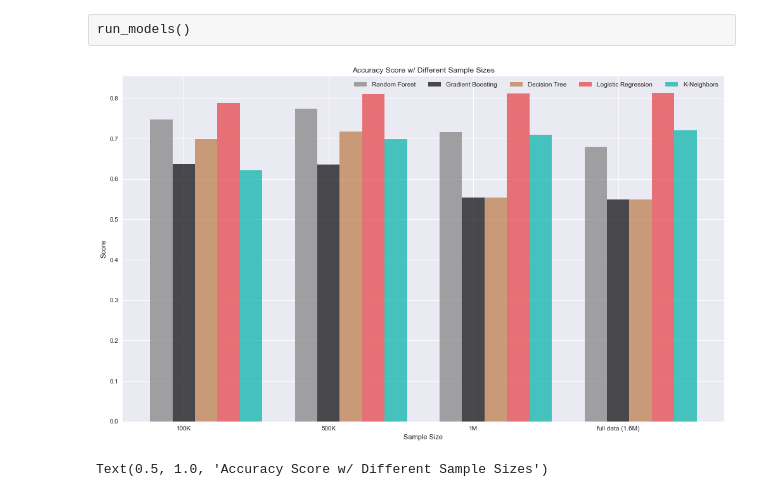
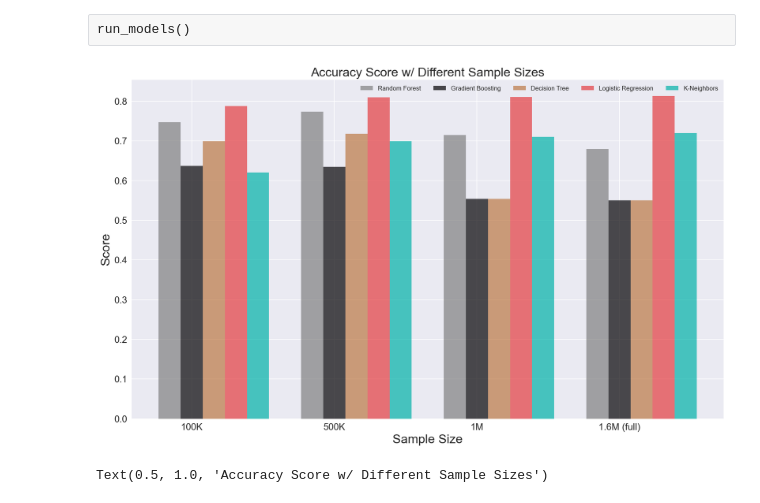
Before and after one commit to hurshkarkhanis/twitter-project, a Jupyter notebook: notebooks/classification_models.ipynb, the cells around one changed output. Cells and saved outputs as stored; diff of their text form; code cells hidden in the pictures.

Commit message:
made graphs better
made graphs better

```diff
--- a/notebooks/classification_models.ipynb
+++ b/notebooks/classification_models.ipynb
@@ -126,39 +127,41 @@ run_models()
 # %%
 n = 4
 
 rf= (0.747, 0.774, 0.715, 0.680)
 gb = (0.637, 0.635, 0.554, 0.55)
 dec = (0.699, 0.718, 0.554, 0.55)
 log = (0.788, 0.810, 0.811, 0.813)
 kn = (0.621, 0.699, 0.71, 0.72)
 
 
 
 
 fig, ax = plt.subplots(figsize=(17, 10))
 x = np.arange(n)
 bar_width = 0.155
 opacity = 0.7
 
 ax.bar(x, rf, bar_width, alpha=opacity, color='gray',label='Random Forest')
 
 ax.bar(x+bar_width, gb, bar_width, alpha=opacity, color='#040204',label='Gradient Boosting')
 
 ax.bar(x+2*bar_width, dec, bar_width, alpha=opacity,color='#BC7844', label='Decision Tree')
 
 ax.bar(x+3*bar_width, log, bar_width, alpha=opacity,color='#E43C40', label='Logistic Regression')
 
 ax.bar(x+4*bar_width, kn, bar_width, alpha=opacity,color='#00B2A9', label='K-Neighbors')
 
-ax.set_xlabel('Sample Size')
-ax.set_ylabel('Score')
-ax.set_title('Accuracy Score w/ Different Sample Sizes')
+ax.set_xlabel('Sample Size', fontsize = 20)
+ax.set_ylabel('Score', fontsize = 20)
+ax.set_title('Accuracy Score w/ Different Sample Sizes', fontsize = 20)
 ax.set_xticks(x + bar_width)
-ax.set_xticklabels(['100K', '500K', '1M', 'full data (1.6M)'])
-ax.legend(ncol=5)
-plt.show()
+ax.set_xticklabels(['100K', '500K', '1M', '1.6M (full)'])
+ax.tick_params(axis='x', labelsize= 15)
+ax.tick_params(axis='y', labelsize= 15)
+ax.legend(ncol=5,fontsize = 10)
+plt.savefig('../graphs/final_scores.png')
 # %% [output]
-[figure, old version]
+[figure, new version]
 # %%
 fig, ax = plt.subplots(figsize=(17, 10))
 
```
Also changed, not shown: parts of 1 cell of this notebook, 1 other file.
